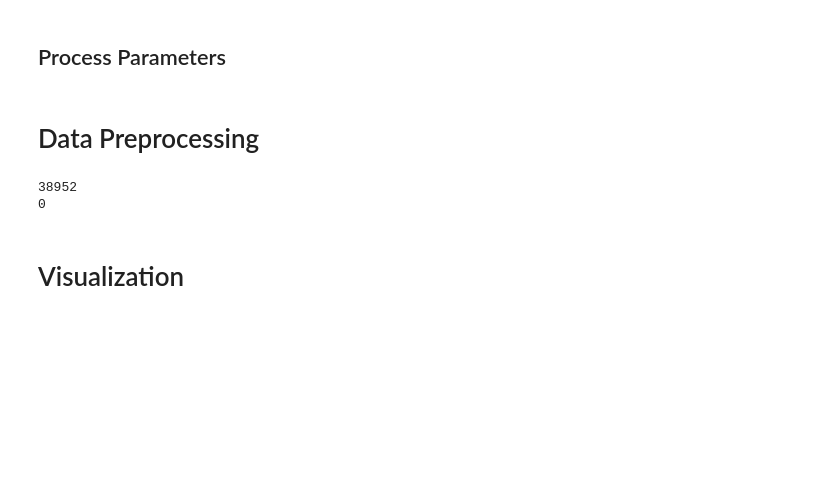
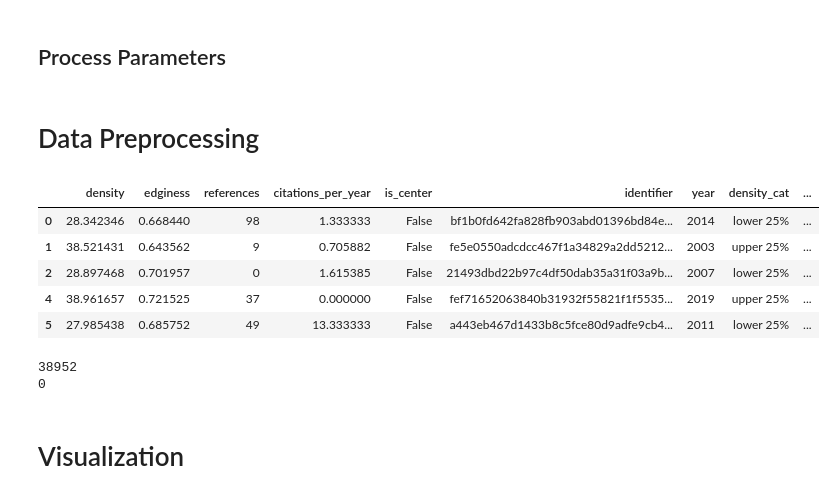
Before and after one commit to nathimel/citesim, a Jupyter notebook: src/notebooks/EDA_zhafen.ipynb, the cells around one changed output. Cells and saved outputs as stored; diff of their text form; code cells hidden in the pictures; blank space fills up the shorter version.

```diff
--- a/src/notebooks/EDA_zhafen.ipynb
+++ b/src/notebooks/EDA_zhafen.ipynb
@@ -89,6 +89,14 @@ for key in keys:
 # %%
 # Combine
 df = pd.concat(dfs)
+df.head()
+# %% [output]
+|  | density | edginess | references | citations_per_year | is_center | identifier | year | density_cat | ... |
+| 0 | 28.342346 | 0.668440 | 98 | 1.333333 | False | bf1b0fd642fa828fb903abd01396bd84e... | 2014 | lower 25% | ... |
+| 1 | 38.521431 | 0.643562 | 9 | 0.705882 | False | fe5e0550adcdcc467f1a34829a2dd5212... | 2003 | upper 25% | ... |
+| 2 | 28.897468 | 0.701957 | 0 | 1.615385 | False | 21493dbd22b97c4df50dab35a31f03a9b... | 2007 | lower 25% | ... |
+| 4 | 38.961657 | 0.721525 | 37 | 0.000000 | False | fef71652063840b31932f55821f1f5535... | 2019 | upper 25% | ... |
+| 5 | 27.985438 | 0.685752 | 49 | 13.333333 | False | a443eb467d1433b8c5fce80d9adfe9cb4... | 2011 | lower 25% | ... |
 # %%
 # Make a combined category
 df['label'] = (
```
Also changed, not shown: parts of 1 cell of this notebook, 20 other files.
